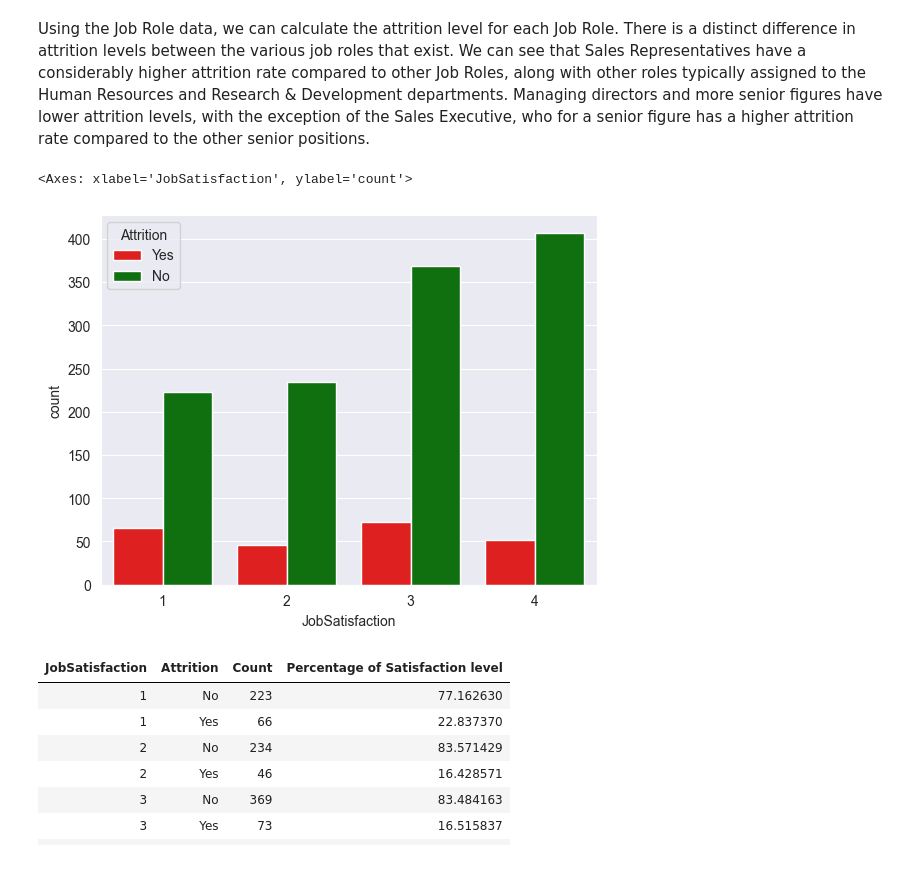
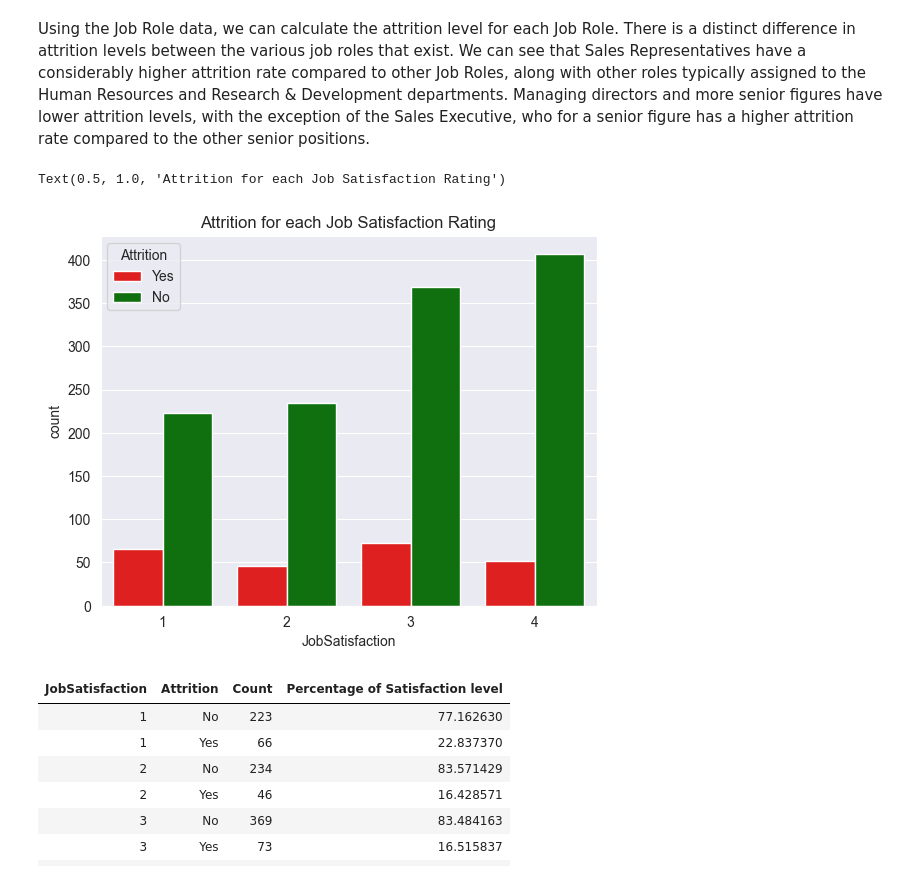
Before and after one commit to Jensen-T/HR-Analysis, a Jupyter notebook: hr-analysis.ipynb, the cells around one changed output. Saved outputs shown, nothing was run; the diff lists cells and outputs as text; code cells hidden in the pictures.

```diff
--- a/hr-analysis.ipynb
+++ b/hr-analysis.ipynb
@@ -194,9 +190,10 @@ role
 Using the Job Role data, we can calculate the attrition level for each Job Role. There is a distinct difference in attrition levels between the various job roles that exist. We can see that Sales Representatives have a considerably higher attrition rate compared to other Job Roles, along with other roles typically assigned to the Human Resources and Research & Development departments. Managing directors and more senior figures have lower attrition levels, with the exception of the Sales Executive, who for a senior figure has a higher attrition rate compared to the other senior positions.
 # %%
 sns.countplot(data = df, x = 'JobSatisfaction', hue = 'Attrition', palette = {'Yes': 'red', 'No': 'green'})
+plt.title('Attrition for each Job Satisfaction Rating')
 # %% [output]
-<Axes: xlabel='JobSatisfaction', ylabel='count'>
+Text(0.5, 1.0, 'Attrition for each Job Satisfaction Rating')
-[figure, old version]
+[figure, new version]
 # %%
 satisfaction = df.groupby(['JobSatisfaction', 'Attrition']).size().reset_index(name = 'Count')
 satisfaction_totals = df.groupby('JobSatisfaction').size()
```
Also changed, not shown: parts of 9 cells of this notebook.
